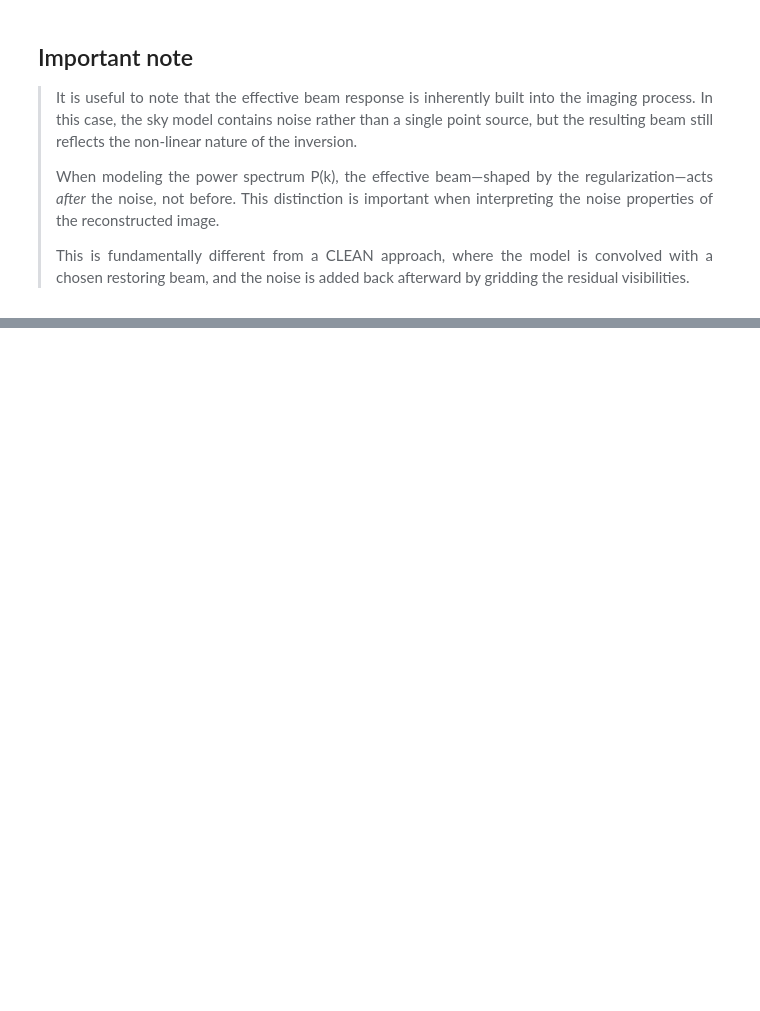
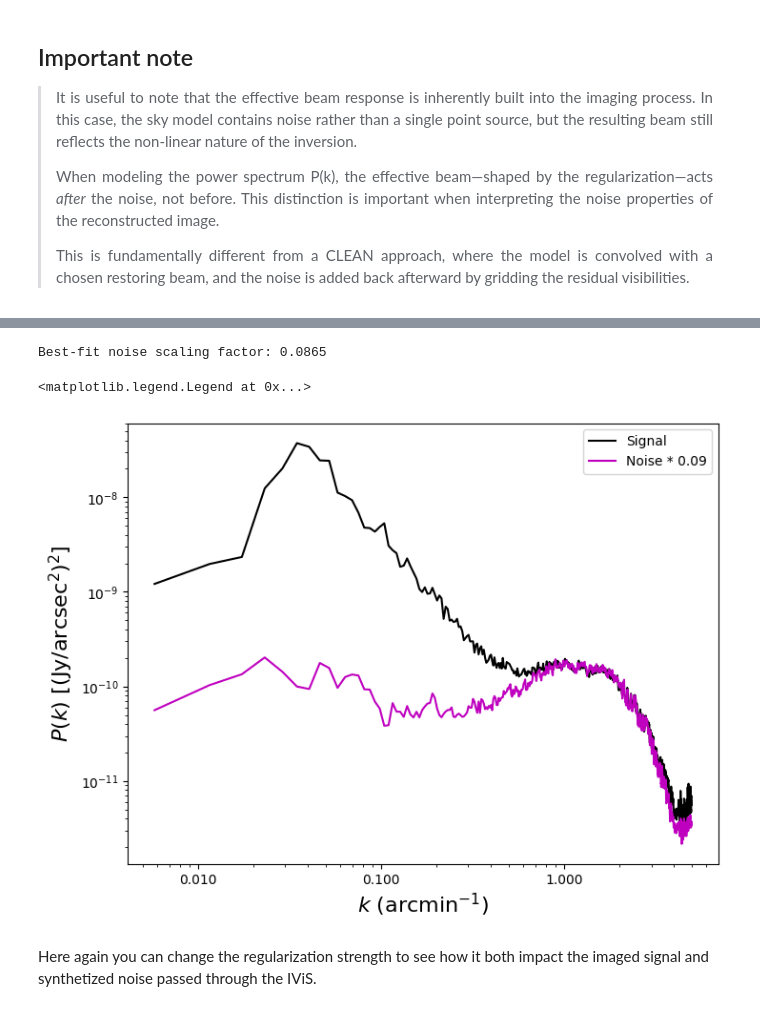
Before and after one commit to antoinemarchal/ivis, a Jupyter notebook: docs/tutorials/noise.ipynb, the cells around one changed output, grey strips where cells are left out. Drawn from its saved outputs; the diff is of its cells as text; code cells hidden in the pictures; blank space fills up the shorter version.

```diff
--- a/docs/tutorials/noise.ipynb
+++ b/docs/tutorials/noise.ipynb
@@ -227,12 +227,12 @@ cbar.set_label(r"$I$ (Jy/arcsec$^{2})$", fontsize=18.)
 # Get tapper for apodization
 tapper = fourier.apodize(0.97, shape)
 # Reove the mean
-field_zm = result - np.mean(result)
+field_zm = noise - np.mean(noise)
 # Apply apodization function
 field_zm_apod = field_zm * tapper
 
 # Compute the 1D P(k)
-ks, sps1d = fourier.powspec(field_zm_apod, reso=(target_header["CDELT2"]*u.deg).to(u.arcmin).value)
+ks, sps1d_n = fourier.powspec(field_zm_apod, reso=(target_header["CDELT2"]*u.deg).to(u.arcmin).value)
 # %%
 #Plot sps1D
 fig = plt.figure(figsize=(8, 6))
@@ -262,0 +325,10 @@ ax.xaxis.set_major_formatter(FormatStrFormatter('%.3f'))
+# %%
+# Get tapper for apodization
+tapper = fourier.apodize(0.97, shape)
+# Reove the mean
+field_zm = result - np.mean(result)
+# Apply apodization function
+field_zm_apod = field_zm * tapper
+
+# Compute the 1D P(k)
+ks, sps1d_s = fourier.powspec(field_zm_apod, reso=(target_header["CDELT2"]*u.deg).to(u.arcmin).value)
@@ -262,0 +340,33 @@ ax.xaxis.set_major_formatter(FormatStrFormatter('%.3f'))
+# %%
+# Assume ks, sps1d_s, and sps1d_n are already defined
+
+# ---- STEP 1: Define a fitting range (e.g., high-k range) ----
+kmin_fit = 0.7  # in arcmin^{-1}, adjust as appropriate
+fit_mask = ks > kmin_fit
+
+# ---- STEP 2: Fit scaling factor ----
+numerator = np.sum(sps1d_s[fit_mask] * sps1d_n[fit_mask])
+denominator = np.sum(sps1d_n[fit_mask] ** 2)
+scaling_factor = numerator / denominator
+
+print(f"Best-fit noise scaling factor: {scaling_factor:.4f}")
+
+# ---- STEP 3: Plot ----
+fig = plt.figure(figsize=(8, 6))
+ax = fig.add_subplot(111)
+ax.set_xscale('log')
+ax.set_yscale('log')
+
+ax.plot(ks, sps1d_s, "-k", label="Signal")
+ax.plot(ks, sps1d_n * scaling_factor, "-m", label=f"Noise * {scaling_factor:.2f}")
+
+ax.set_xlabel(r"$k$ (arcmin$^{-1}$)", fontsize=16)
+ax.set_ylabel(r"$P(k)$ [(Jy/arcsec$^2$)$^2$]", fontsize=16)
+ax.xaxis.set_major_formatter(FormatStrFormatter('%.3f'))
+ax.legend()
+# %% [output]
+Best-fit noise scaling factor: 0.0865
+<matplotlib.legend.Legend at 0x...>
+[figure, added]
+# %% [markdown]
+Here again you can change the regularization strength to see how it both impact the imaged signal and synthetized noise passed through the IViS.
```
Also changed, not shown: parts of 10 cells of this notebook.
